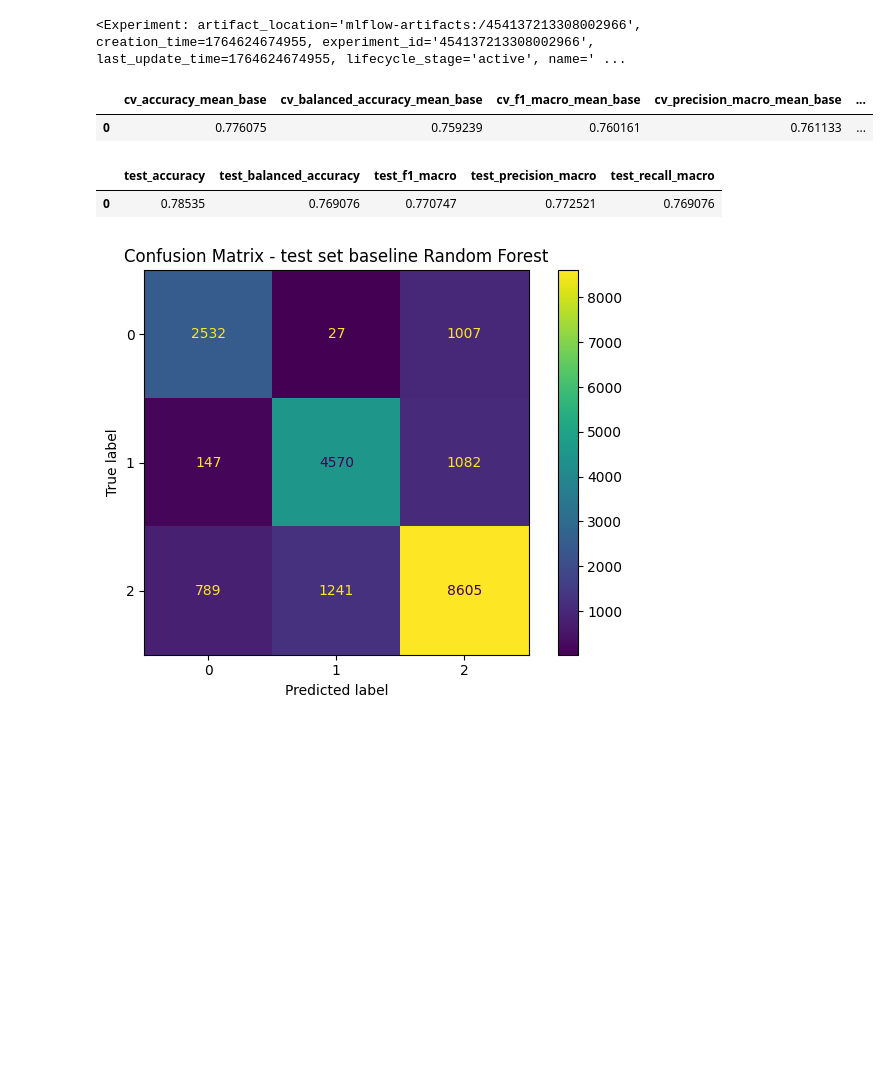
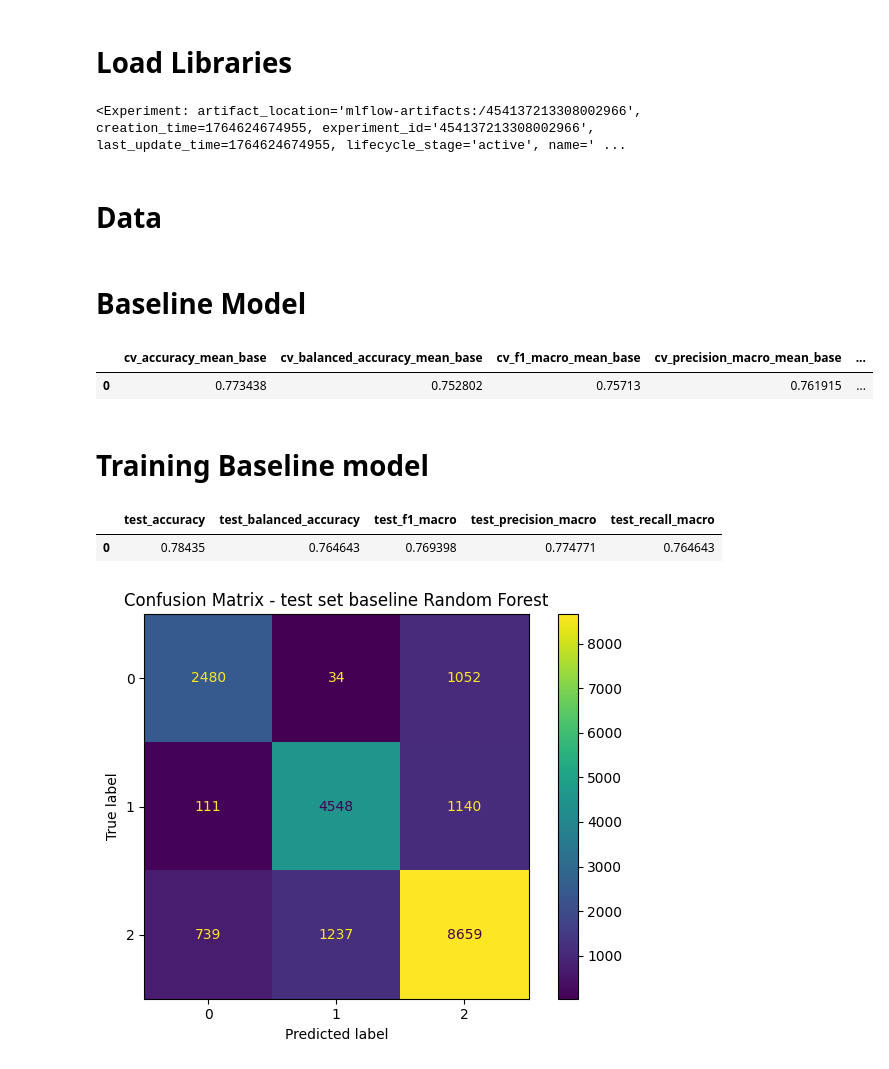
Before and after one commit to JakubKrzak/credit-classification-ml, a Jupyter notebook: notebooks/randomforest.ipynb, the cells around one changed output. Saved outputs shown, nothing was run; the diff lists cells and outputs as text; code cells hidden in the pictures; blank space fills up the shorter version.

```diff
--- a/notebooks/randomforest.ipynb
+++ b/notebooks/randomforest.ipynb
@@ -1,3 +1,5 @@
+# %% [markdown]
+# Load Libraries
 # %%
 import pandas as pd
 from sklearn.model_selection import train_test_split, StratifiedKFold, cross_validate, RandomizedSearchCV
@@ -28,4 +30,6 @@ mlflow.set_tracking_uri("http://127.0.0.1:5000")
 mlflow.set_experiment("credit_classification_ml")
 # %% [output]
 <Experiment: artifact_location='mlflow-artifacts:/454137213308002966', creation_time=1764624674955, experiment_id='454137213308002966', last_update_time=1764624674955, lifecycle_stage='active', name=' ...
+# %% [markdown]
+# Data
 # %%
@@ -38,55 +47,66 @@ X_train, X_test, y_train, y_test = train_test_split(X, y, test_size=0.2, stratif
 clean = cleaning_pipeline()
 prep = preprocessing_pipeline()
+# %% [markdown]
+# Baseline Model
 # %%
+#Model Random FOrest
 forest_clf = Pipeline([
     ("clean", clean),
     ("prep", prep),
-    ("forest_clf", RandomForestClassifier(random_state=42))
+    ("forest_clf", RandomForestClassifier(class_weight="balanced",
+                                          random_state=42))
 ])
 
+#K-Folds
 cv = StratifiedKFold(n_splits=5, shuffle=True ,random_state=42)
 
+#Metrics for scoring
 scoring = {
     "accuracy": "accuracy",
     "balanced_accuracy": "balanced_accuracy",
     "f1_macro": "f1_macro",
     "precision_macro": "precision_macro",
     "recall_macro": "recall_macro",
 }
 
+#Cross validate
 cv_result_base = cross_validate(
     forest_clf,
     X_train,
     y_train,
     scoring=scoring,
     cv=cv,
     n_jobs=-1,
     return_train_score=False,
 )
 
-#rate
+#model evaluation
 cv_base_metrics_mean = {
     f"cv_{metrics}_mean_base": float(cv_result_base[f"test_{metrics}"].mean())
     for metrics in scoring.keys()
 }
 
 cv_base_metrics_std = {
     f"cv_{metrics}_std_base": float(cv_result_base[f"test_{metrics}"].std())
     for metrics in scoring.keys()
 }
 
 cv_metrics_base = {**cv_base_metrics_mean, **cv_base_metrics_std}
 
 pd.DataFrame([cv_metrics_base])
 # %% [output]
 |  | cv_accuracy_mean_base | cv_balanced_accuracy_mean_base | cv_f1_macro_mean_base | cv_precision_macro_mean_base | ... |
-| 0 | 0.776075 | 0.759239 | 0.760161 | 0.761133 | ... |
+| 0 | 0.773438 | 0.752802 | 0.75713 | 0.761915 | ... |
+# %% [markdown]
+# Training Baseline model
 # %%
-#Trening na X_test
+#Training on X_test
 forest_clf.fit(X_train, y_train)
 
+#Predict
 y_pred_base = forest_clf.predict(X_test)
 
+#Metrics for mlflow
 test_metrics_base = {
     "test_accuracy": accuracy_score(y_test, y_pred_base),
     "test_balanced_accuracy": balanced_accuracy_score(y_test, y_pred_base),
@@ -98,5 +118,5 @@ test_metrics_base = {
 pd.DataFrame([test_metrics_base])
 # %% [output]
 |  | test_accuracy | test_balanced_accuracy | test_f1_macro | test_precision_macro | test_recall_macro |
-| 0 | 0.78535 | 0.769076 | 0.770747 | 0.772521 | 0.769076 |
+| 0 | 0.78435 | 0.764643 | 0.769398 | 0.774771 | 0.764643 |
 # %%
```
Also changed, not shown: parts of 11 cells of this notebook.
